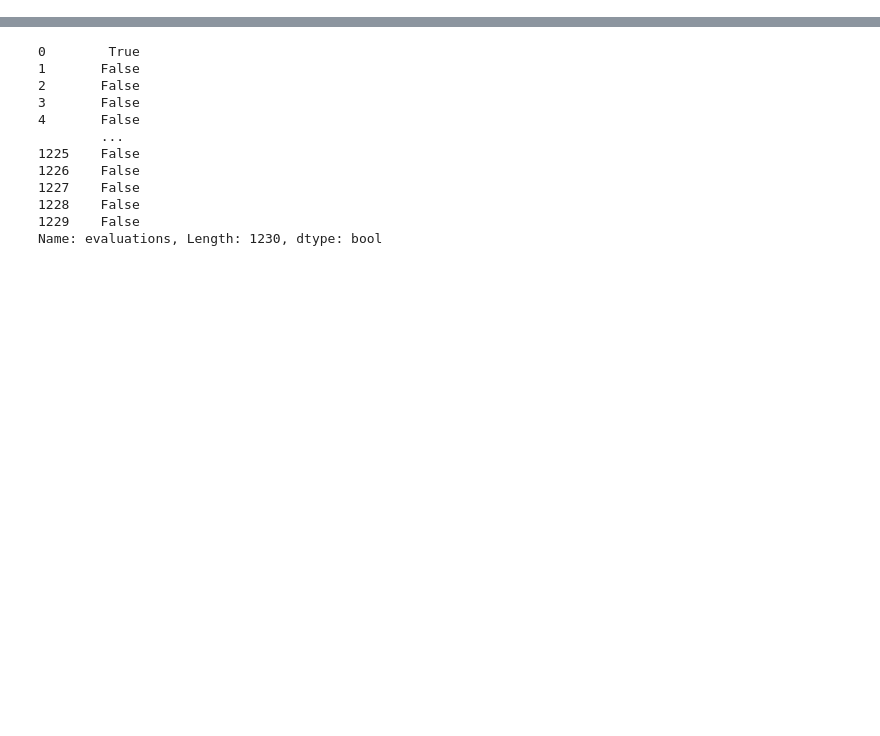
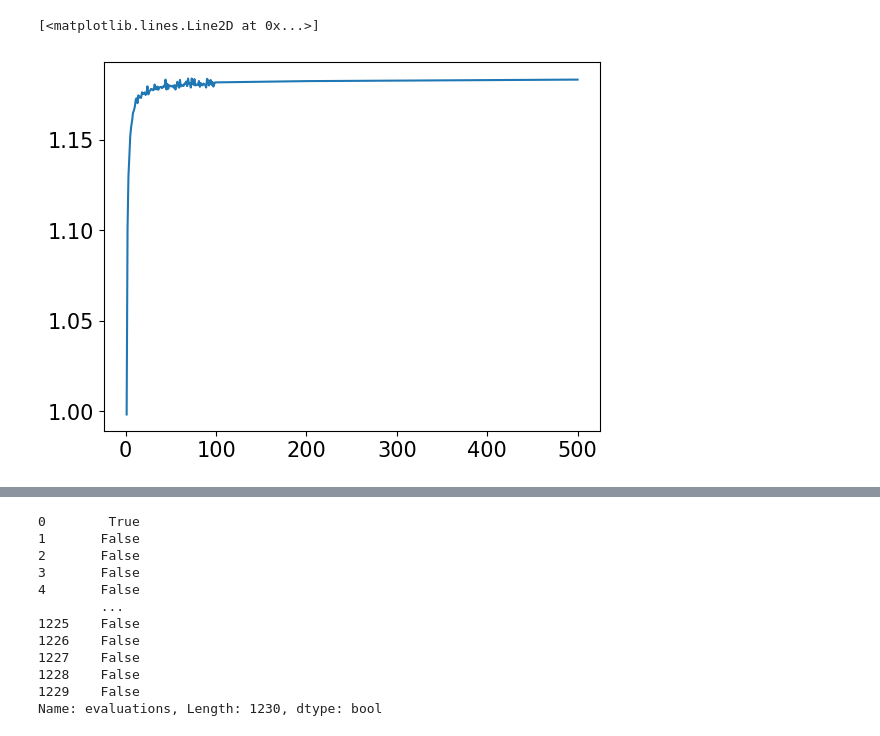
Before and after one commit to jacobdenobel/algorithms, a Jupyter notebook: scripts/samplers.ipynb, the cells around one changed output, grey strips where cells are left out. Cells and saved outputs as stored; diff of their text form; code cells hidden in the pictures; blank space fills up the shorter version.

```diff
--- a/scripts/samplers.ipynb
+++ b/scripts/samplers.ipynb
@@ -32,0 +34,20 @@ plt.grid()
+# %%
+# Monte Carlo simulation to estimate the median of the 2-norm for n=2
+ratios = []
+dims = list(range(1, 100)) + [200, 500]
+for n_dim in dims:
+    n_samples = 10**6  # Number of samples
+
+    # Generate samples from the standard Cauchy distribution for n=2
+    samples = np.random.standard_cauchy(size=(n_samples, n_dim))
+    norms = np.linalg.norm(samples, axis=1)
+
+    # Compute the median
+    median_norm = np.median(norms)
+    ratio = median_norm/n_dim
+    ratios.append(ratio)
+
+plt.plot(dims, ratios)
+# %% [output]
+[<matplotlib.lines.Line2D at 0x...>]
+[figure, added]
```
Also changed, not shown: parts of 7 cells of this notebook, 7 other files.
